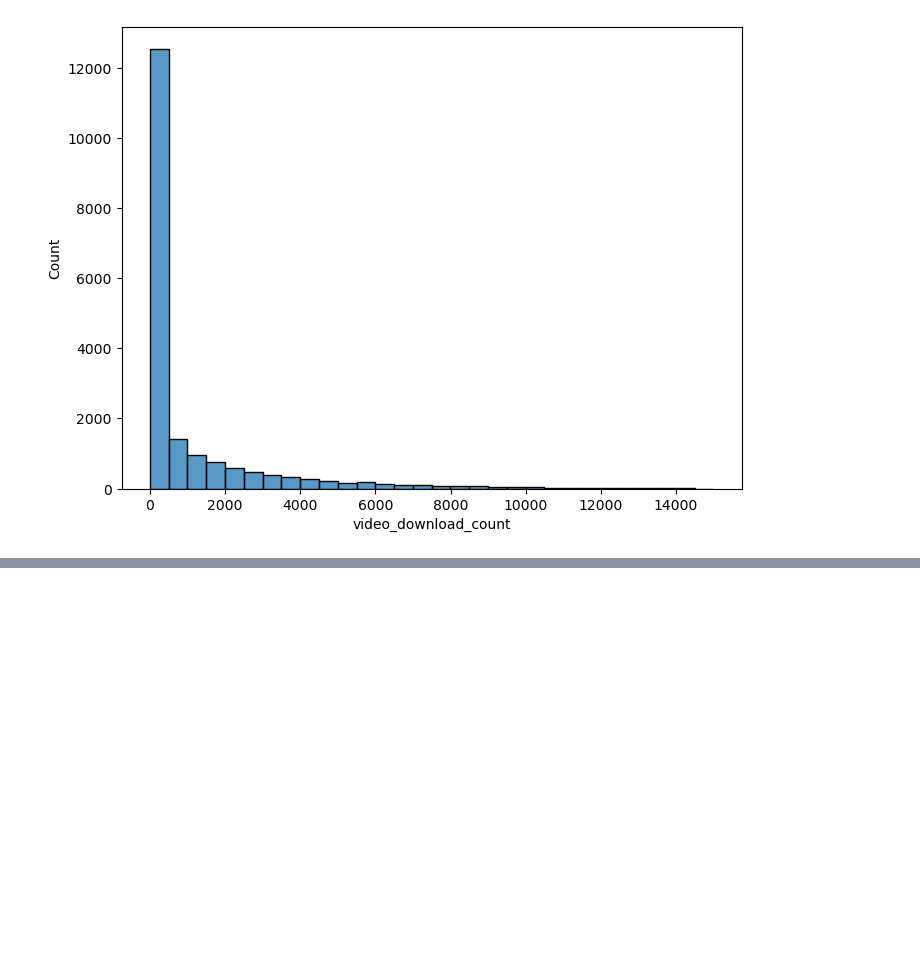
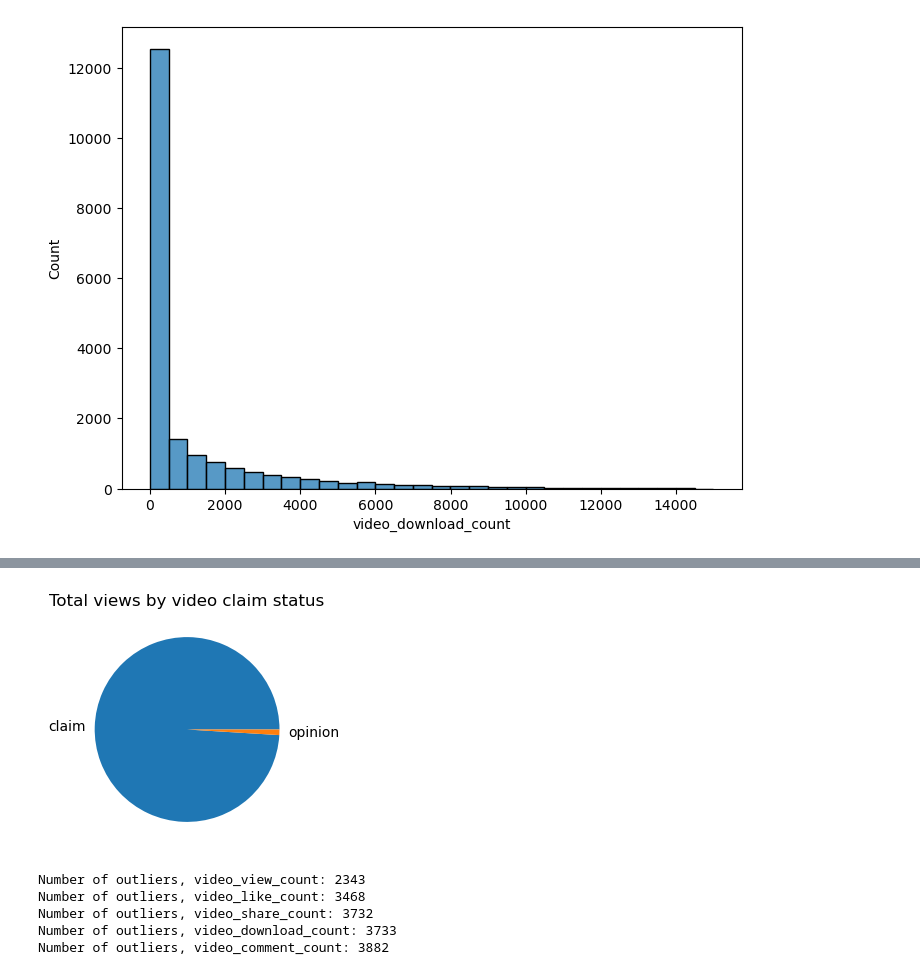
Before and after one commit to iAsadPanhwar/Tiktok-Data-Analysis-Project, a Jupyter notebook: Tiktok-Exploratory-Data-Analysis.ipynb, the cells around one changed output, grey strips where cells are left out. Cells and saved outputs as stored; diff of their text form; code cells hidden in the pictures; blank space fills up the shorter version.

```diff
--- a/Tiktok-Exploratory-Data-Analysis.ipynb
+++ b/Tiktok-Exploratory-Data-Analysis.ipynb
@@ -128,0 +193,30 @@ plt.show()
+# %%
+fig = plt.figure(figsize=(3,3))
+plt.pie(df.groupby('claim_status')['video_view_count'].sum(), labels=['claim', 'opinion'])
+plt.title('Total views by video claim status');
+# %% [output]
+[figure, added]
+# %%
+count_cols = ['video_view_count',
+              'video_like_count',
+              'video_share_count',
+              'video_download_count',
+              'video_comment_count',
+              ]
+
+for column in count_cols:
+    q1 = df[column].quantile(0.25)
+    q3 = df[column].quantile(0.75)
+    iqr = q3 - q1
+    median = df[column].median()
+    outlier_threshold = median + 1.5*iqr
+
+    # Count the number of values that exceed the outlier threshold
+    outlier_count = (df[column] > outlier_threshold).sum()
+    print(f'Number of outliers, {column}:', outlier_count)
+# %% [output]
+Number of outliers, video_view_count: 2343
+Number of outliers, video_like_count: 3468
+Number of outliers, video_share_count: 3732
+Number of outliers, video_download_count: 3733
+Number of outliers, video_comment_count: 3882
```
Also changed, not shown: parts of 7 cells of this notebook.
